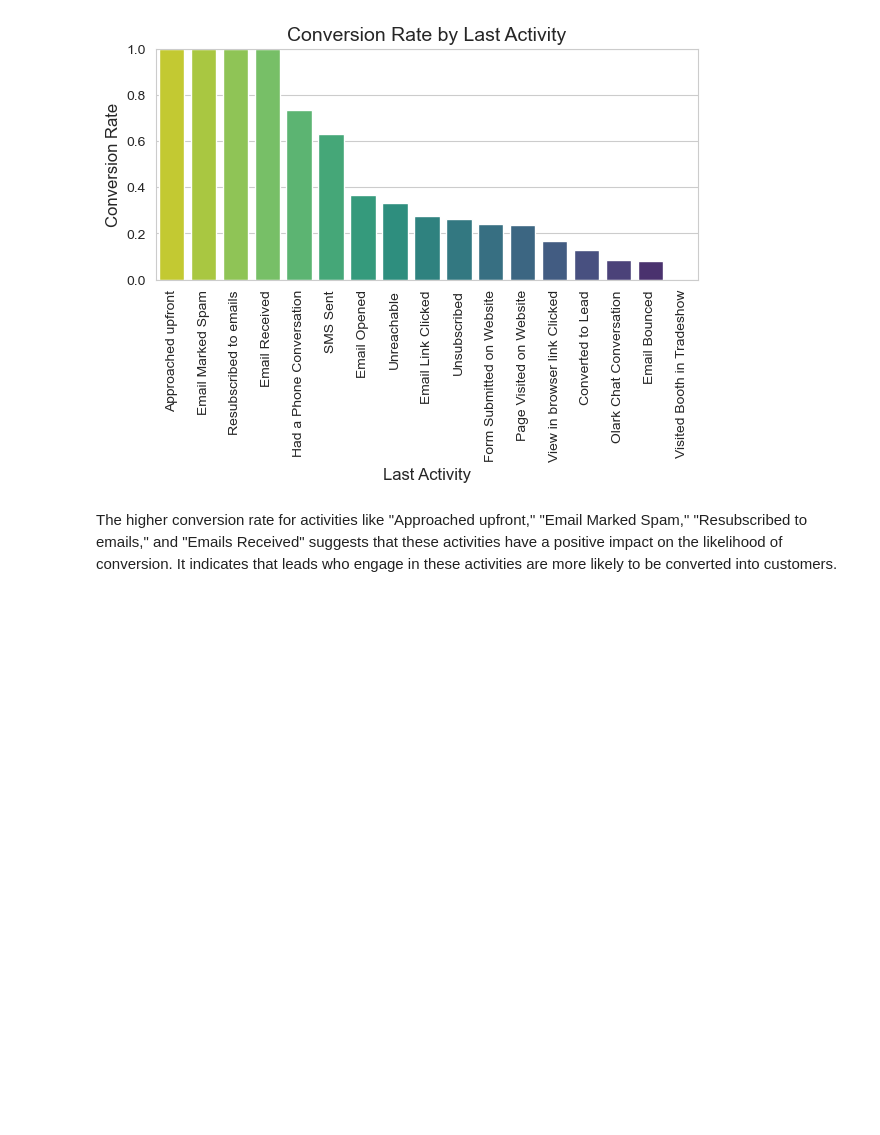
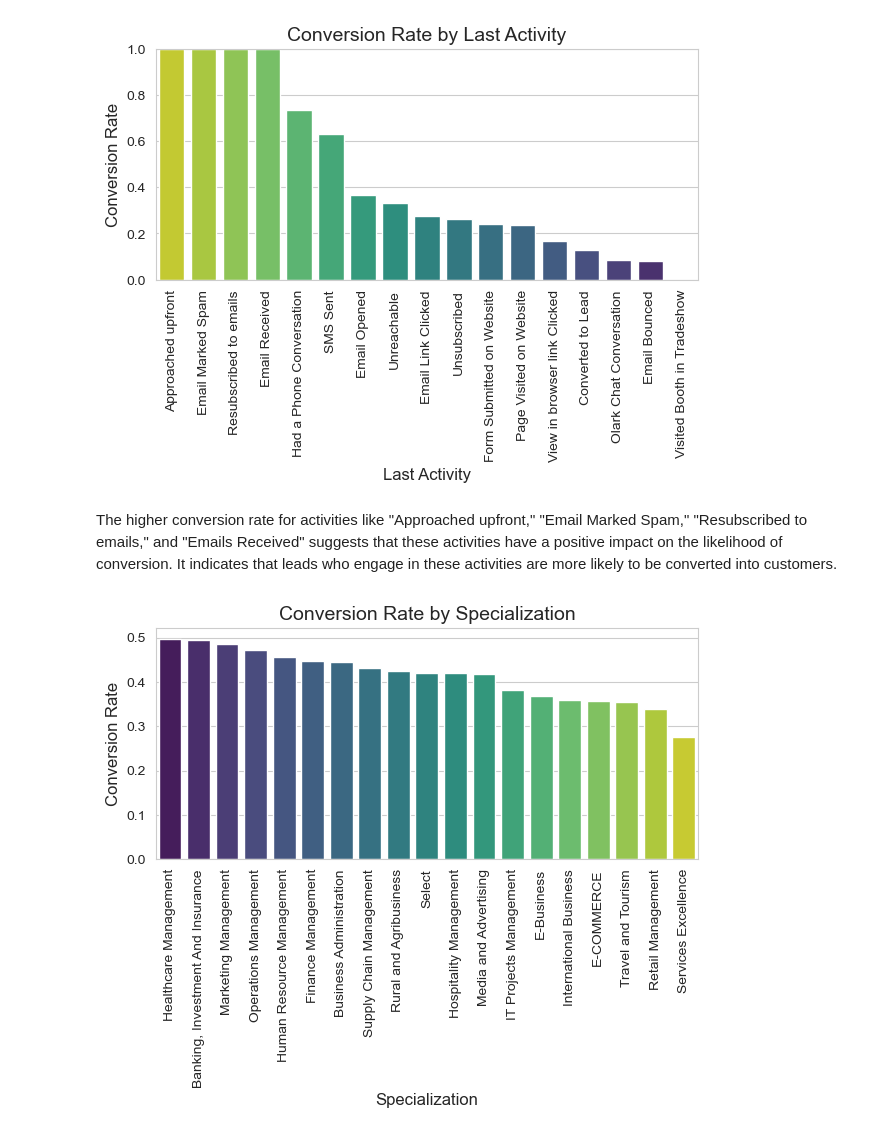
Before and after one commit to kunalworldwide/Lead-Scoring-Case-study, a Jupyter notebook: Lead-scoring-assignments.ipynb, the cells around one changed output. Drawn from its saved outputs; the diff is of its cells as text; code cells hidden in the pictures; blank space fills up the shorter version.

```diff
--- a/Lead-scoring-assignments.ipynb
+++ b/Lead-scoring-assignments.ipynb
@@ -461,3 +461,17 @@ plt.show()
 [figure]
 # %% [markdown]
 The higher conversion rate for activities like "Approached upfront," "Email Marked Spam," "Resubscribed to emails," and "Emails Received" suggests that these activities have a positive impact on the likelihood of conversion. It indicates that leads who engage in these activities are more likely to be converted into customers.
+# %%
+# Calculate the conversion rate by specialization
+conversion_rate_by_specialization = df.groupby('Specialization')['Converted'].mean().sort_values(ascending=False)
+
+# Plot the conversion rate by specialization
+plt.figure(figsize=(7, 3))
+sns.barplot(x=conversion_rate_by_specialization.index, y=conversion_rate_by_specialization.values, palette='viridis')
+plt.xlabel('Specialization', fontsize=12)
+plt.ylabel('Conversion Rate', fontsize=12)
+plt.title('Conversion Rate by Specialization', fontsize=14)
+plt.xticks(rotation=90)
+plt.show()
+# %% [output]
+[figure, added]
```
Also changed, not shown: parts of 5 cells of this notebook.
